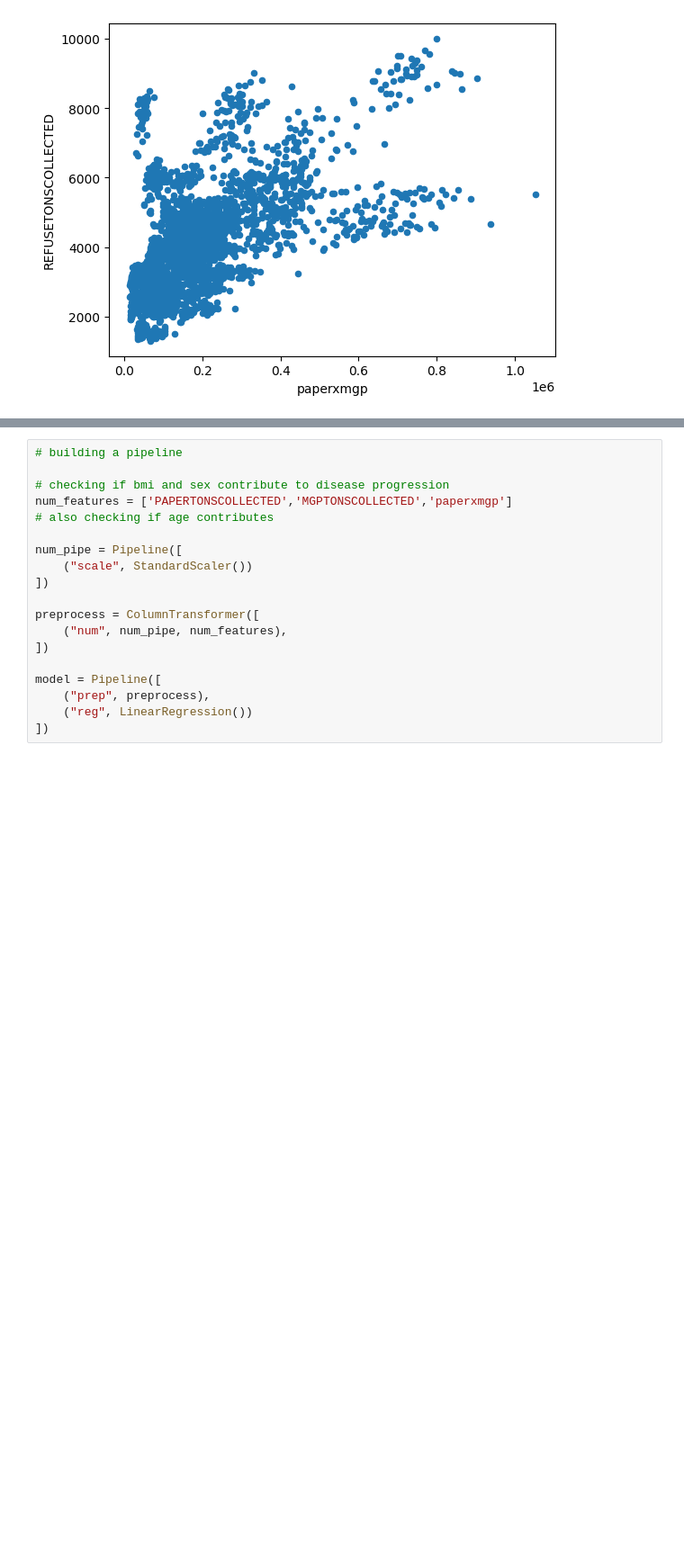
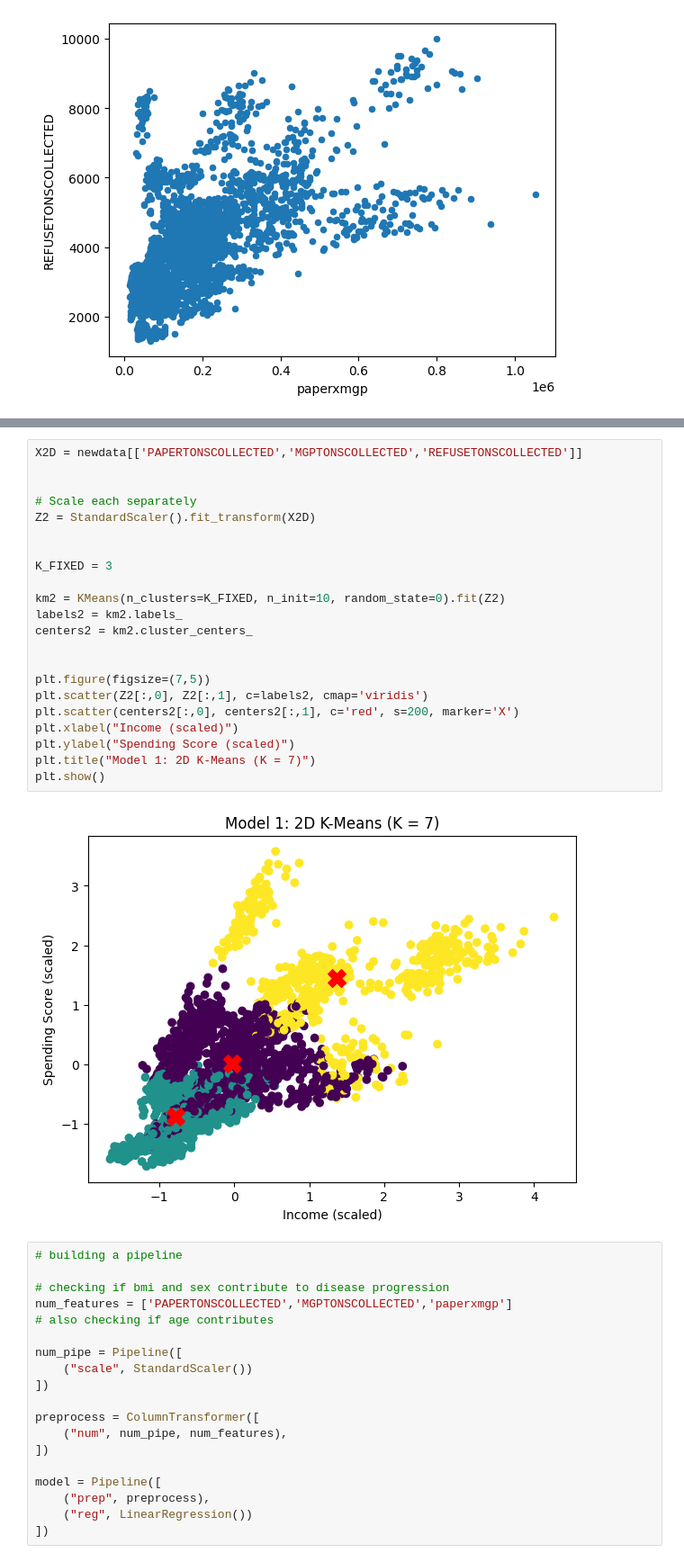
Before and after one commit to Commit-Thomas/DSNY_Analysis, a Jupyter notebook: notebooks/01_eda.ipynb, the cells around one changed output, grey strips where cells are left out. Shown at 90% size. Cells and saved outputs as stored; diff of their text form; blank space fills up the shorter version.

```diff
--- a/notebooks/01_eda.ipynb
+++ b/notebooks/01_eda.ipynb
@@ -85,3 +189,27 @@ See the caveats in the documentation: https://pandas.pydata.org/pandas-docs/stab
+# %%
+X2D = newdata[['PAPERTONSCOLLECTED','MGPTONSCOLLECTED','REFUSETONSCOLLECTED']]
+
+
+# Scale each separately
+Z2 = StandardScaler().fit_transform(X2D)
+
+
+K_FIXED = 3
+
+km2 = KMeans(n_clusters=K_FIXED, n_init=10, random_state=0).fit(Z2)
+labels2 = km2.labels_
+centers2 = km2.cluster_centers_
+
+
+plt.figure(figsize=(7,5))
+plt.scatter(Z2[:,0], Z2[:,1], c=labels2, cmap='viridis')
+plt.scatter(centers2[:,0], centers2[:,1], c='red', s=200, marker='X')
+plt.xlabel("Income (scaled)")
+plt.ylabel("Spending Score (scaled)")
+plt.title("Model 1: 2D K-Means (K = 7)")
+plt.show()
+# %% [output]
+[figure, added]
 # %%
 # building a pipeline
 
```
Also changed, not shown: parts of 5 cells of this notebook.
